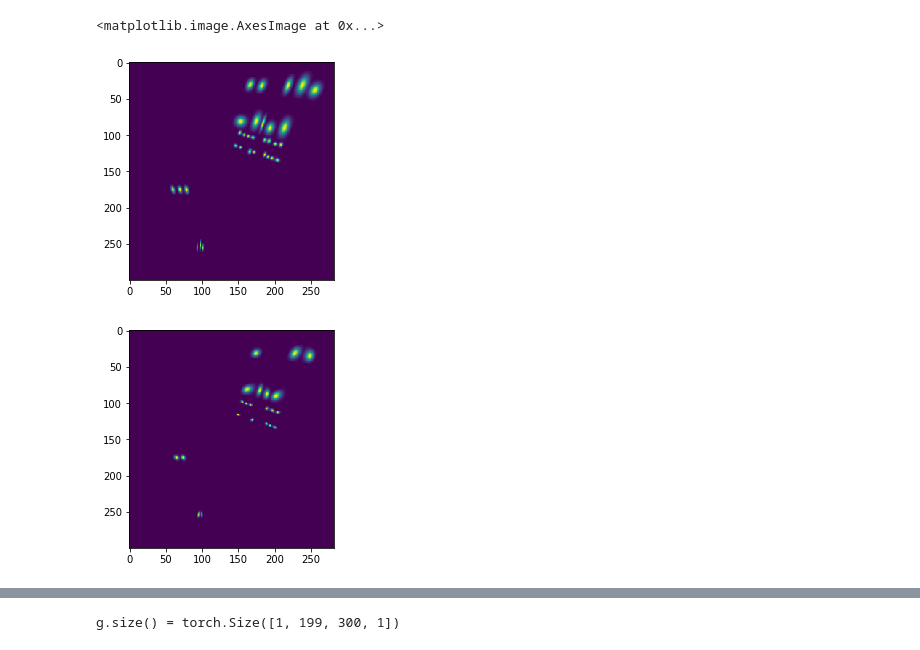
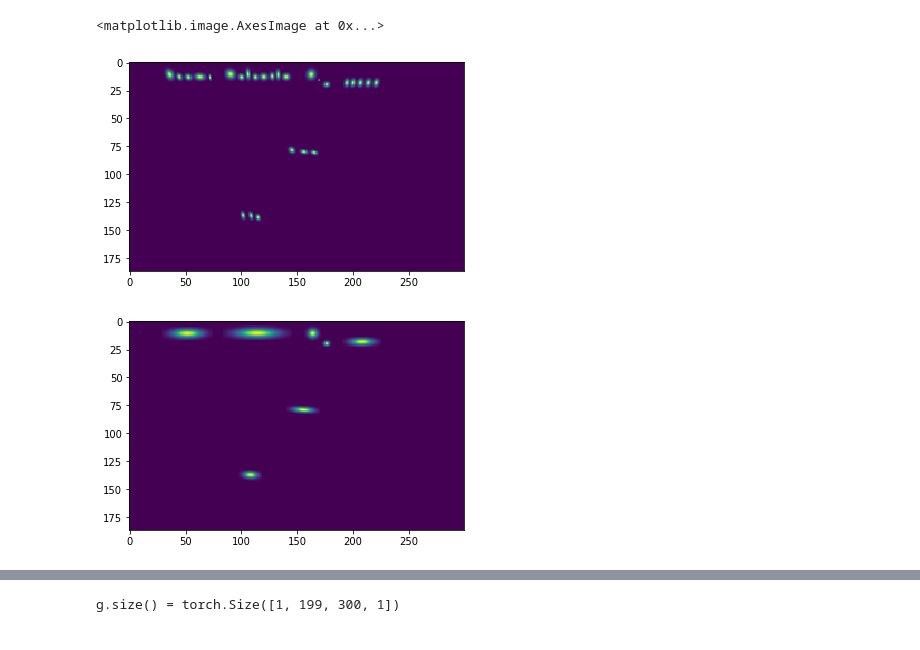
Before and after one commit to aerjayc/asstr, a Jupyter notebook: train_detector.ipynb, the cells around one changed output, grey strips where cells are left out. Drawn from its saved outputs; the diff is of its cells as text; code cells hidden in the pictures.

Commit message:
added word_map training

```diff
--- a/train_detector.ipynb
+++ b/train_detector.ipynb
@@ -30,7 +30,8 @@ class SynthCharMapDataset(Dataset):
     """SynthText Dataset + Heatmap + Direction Ground Truths"""
 
     def __init__(self, gt_path, img_dir, color_flag=1, #transform=None,
-                 character_map=True, affinity_map=True, direction_map=True,
+                 character_map=True, affinity_map=True, word_map=True,
+                 direction_map=True,
                  begin=0, cuda=True):
         """
         Args:
@@ -49,6 +50,7 @@ class SynthCharMapDataset(Dataset):
         self.color_flag = color_flag
         self.character_map = character_map
         self.affinity_map = affinity_map
+        self.word_map = word_map
         self.direction_map = direction_map
 
         self.f = h5py.File(gt_path, 'r')
@@ -77,6 +79,7 @@ class SynthCharMapDataset(Dataset):
         f = self.f
         imgname = image_proc.u2ToStr(f[f['imnames'][idx][0]])
         charBBs = f[f['charBB'][idx][0]]
+        wordBBs = f[f['wordBB'][idx][0]]
         txts    = f[f['txt'][idx][0]]
 
         imgpath = os.path.join(self.img_dir, imgname)
@@ -87,8 +90,10 @@ class SynthCharMapDataset(Dataset):
 
         char_map, aff_map = image_proc.genPseudoGT(charBBs, txts, image_shape,
                                                    generate_affinity=self.affinity_map)
+        if self.word_map:
+            word_map = image_proc.genWordGT(wordBBs, image_shape)
         if self.direction_map:
-            cos_map, sin_map  = image_proc.genDirectionGT(charBBs, image_shape)
+            cos_map, sin_map  = image_proc.genDirectionGT(charBBs, image_shape, normalize=True)
 
 
         gt = None
@@ -100,12 +105,18 @@ class SynthCharMapDataset(Dataset):
                 gt = affinity_map
             else:
                 gt = np.concatenate((gt, affinity_map))
+        if self.word_map:
+            word_map = extendDim(word_map)
+            if gt is None:
+                gt = word_map
+            else:
+                gt = np.concatenate((gt, word_map))
         if self.direction_map:
-            dir_map = np.concatenate((cos_map, sin_map))
+            dir_map = np.stack((cos_map, sin_map))
             if gt is None:
                 gt = dir_map
             else:
-                gt = np.concatenate(gt, dir_map)
+                gt = np.concatenate((gt, dir_map))
 
 
         # resize to match feature map size
@@ -118,23 +129,27 @@ class SynthCharMapDataset(Dataset):
 
         return synthetic_image, gt_resized
 # %%
-gt_path = "/media/aerjay/Acer/Users/Aerjay/Downloads/SynthText/gt_v7.3.mat"#"/home/eee198/Downloads/SynthText/gt_v7.3.mat"
-img_dir = "/media/aerjay/Acer/Users/Aerjay/Downloads/SynthText/SynthText"#"/home/eee198/Downloads/SynthText/images"
+gt_path = "/home/eee198/Downloads/SynthText/gt_v7.3.mat"#"/media/aerjay/Acer/Users/Aerjay/Downloads/SynthText/gt_v7.3.mat"
+img_dir = "/home/eee198/Downloads/SynthText/images"#"/media/aerjay/Acer/Users/Aerjay/Downloads/SynthText/SynthText"
 
 begin = 0#22399
 
 # remember requires_grad=True
-dataset = SynthCharMapDataset(gt_path, img_dir, affinity_map=True, direction_map=False,
-                              begin=begin, cuda=False)
-dataloader = DataLoader(dataset, batch_size=1, shuffle=True)
+# SET SIGMOID TO FALSE IF USING DIRECTION MAP
+dataset = SynthCharMapDataset(gt_path, img_dir, affinity_map=False, direction_map=True, word_map=True,
+                              begin=begin, cuda=True)
+train, test = torch.utils.data.random_split(dataset, [800000,58750])
+dataloader = DataLoader(train, batch_size=1, shuffle=True)
 # %%
-img, gt = dataset[800000]
+img, gt = dataset[51100]#[73454]
 
 plt.figure()
 plt.imshow(gt.cpu().permute(2,0,1)[0])
 plt.figure()
 plt.imshow(gt.cpu().permute(2,0,1)[1])
+# plt.figure()
+# plt.imshow(gt.cpu().permute(2,0,1)[2])
 # %% [output]
 <matplotlib.image.AxesImage at 0x...>
-[figure, old version]
+[figure, new version]
-[figure, old version]
+[figure, new version]
```
Also changed, not shown: parts of 15 cells of this notebook.
